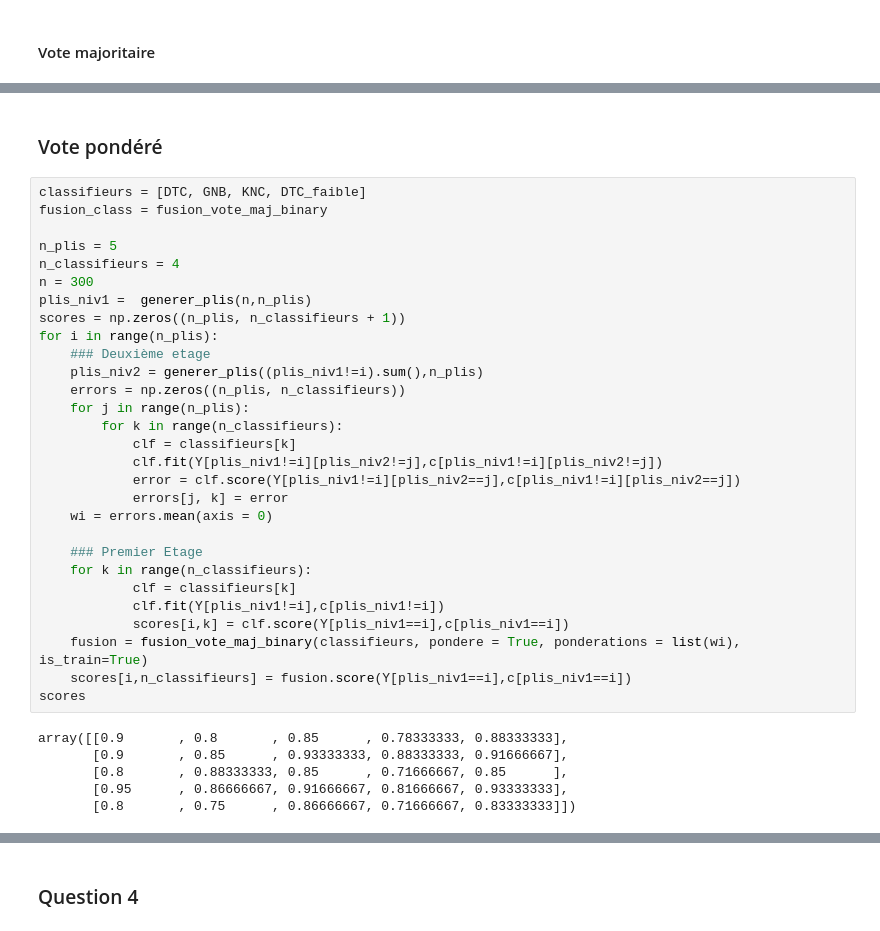
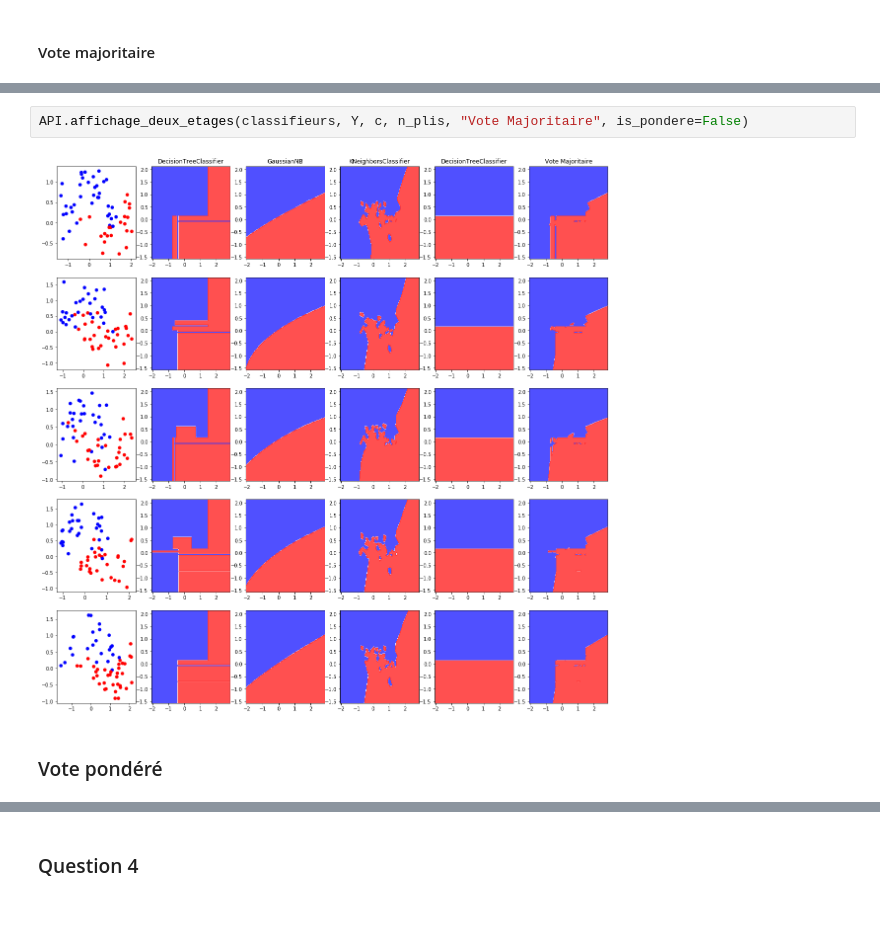
Before and after one commit to cindytrinh/datafusion, a Jupyter notebook: TP1_exos2.ipynb, the cells around one changed output, grey strips where cells are left out. Saved outputs shown, nothing was run; the diff lists cells and outputs as text.

```diff
--- a/TP1_exos2.ipynb
+++ b/TP1_exos2.ipynb
@@ -270,37 +181,6 @@ for i in range(n_plis):
+# %%
+API.affichage_deux_etages(classifieurs, Y, c, n_plis, "Vote Majoritaire", is_pondere=False)
+# %% [output]
+[figure, added]
 # %% [markdown]
 ### Vote pondéré
-# %%
-classifieurs = [DTC, GNB, KNC, DTC_faible]
-fusion_class = fusion_vote_maj_binary
-
-n_plis = 5
-n_classifieurs = 4
-n = 300
-plis_niv1 =  generer_plis(n,n_plis)
-scores = np.zeros((n_plis, n_classifieurs + 1))
-for i in range(n_plis):
-    ### Deuxième etage
-    plis_niv2 = generer_plis((plis_niv1!=i).sum(),n_plis)
-    errors = np.zeros((n_plis, n_classifieurs))
-    for j in range(n_plis):
-        for k in range(n_classifieurs):
-            clf = classifieurs[k]
-            clf.fit(Y[plis_niv1!=i][plis_niv2!=j],c[plis_niv1!=i][plis_niv2!=j])
-            error = clf.score(Y[plis_niv1!=i][plis_niv2==j],c[plis_niv1!=i][plis_niv2==j])
-            errors[j, k] = error
-    wi = errors.mean(axis = 0)
-
-    ### Premier Etage
-    for k in range(n_classifieurs):
-            clf = classifieurs[k]
-            clf.fit(Y[plis_niv1!=i],c[plis_niv1!=i])
-            scores[i,k] = clf.score(Y[plis_niv1==i],c[plis_niv1==i])
-    fusion = fusion_vote_maj_binary(classifieurs, pondere = True, ponderations = list(wi), is_train=True)
-    scores[i,n_classifieurs] = fusion.score(Y[plis_niv1==i],c[plis_niv1==i])
-scores
-# %% [output]
-array([[0.9       , 0.8       , 0.85      , 0.78333333, 0.88333333],
-       [0.9       , 0.85      , 0.93333333, 0.88333333, 0.91666667],
-       [0.8       , 0.88333333, 0.85      , 0.71666667, 0.85      ],
-       [0.95      , 0.86666667, 0.91666667, 0.81666667, 0.93333333],
-       [0.8       , 0.75      , 0.86666667, 0.71666667, 0.83333333]])
```
Also changed, not shown: parts of 35 cells of this notebook, 1 other file.
